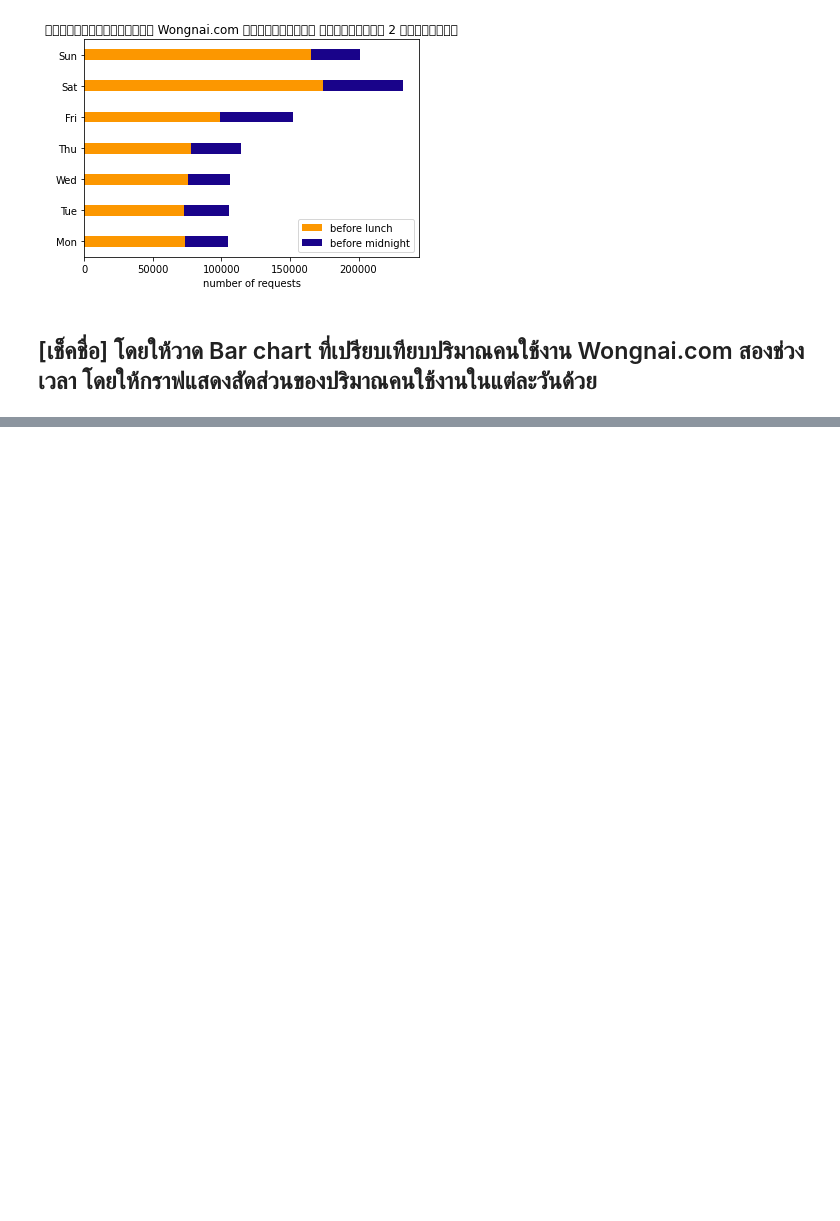
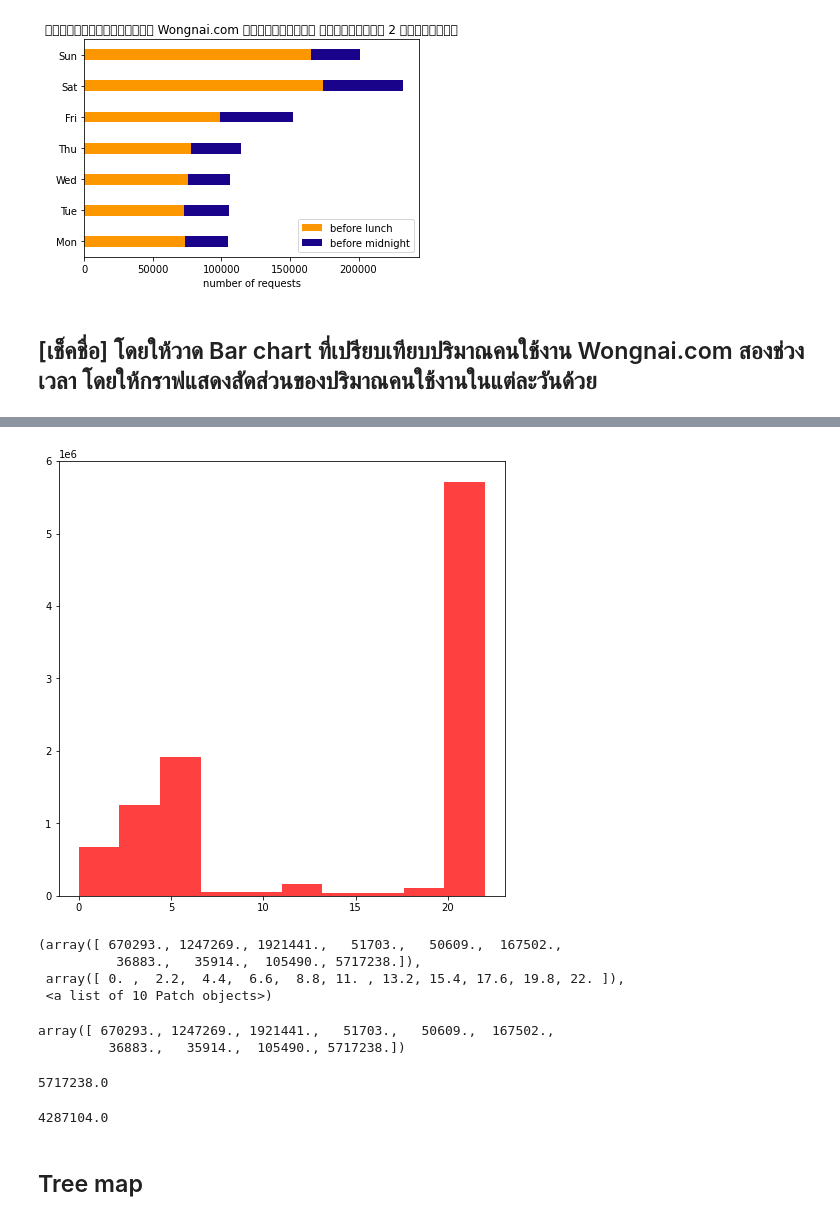
Before and after one commit to thunpitc/data_viz, a Jupyter notebook: Visualize_Data_Comparison.ipynb, the cells around one changed output, grey strips where cells are left out. Cells and saved outputs as stored; diff of their text form; code cells hidden in the pictures; blank space fills up the shorter version.

```diff
--- a/Visualize_Data_Comparison.ipynb
+++ b/Visualize_Data_Comparison.ipynb
@@ -195,0 +275,2 @@ plt.show()
+# %%
+new_type_nooutlier = new_type[new_type < 25]
@@ -195,0 +281,27 @@ plt.show()
+# %%
+matplotlib.rcParams['figure.figsize']=[8,8]
+output = plt.hist(new_type_nooutlier,10,facecolor = 'red' ,alpha = 0.75)
+# %% [output]
+[figure, added]
+# %%
+output
+# %% [output]
+(array([ 670293., 1247269., 1921441.,   51703.,   50609.,  167502.,
+          36883.,   35914.,  105490., 5717238.]),
+ array([ 0. ,  2.2,  4.4,  6.6,  8.8, 11. , 13.2, 15.4, 17.6, 19.8, 22. ]),
+ <a list of 10 Patch objects>)
+# %%
+output[0]
+# %% [output]
+array([ 670293., 1247269., 1921441.,   51703.,   50609.,  167502.,
+         36883.,   35914.,  105490., 5717238.])
+# %%
+output[0][-1]
+# %% [output]
+5717238.0
+# %%
+sum(output[0][:-1])
+# %% [output]
+4287104.0
+# %% [markdown]
+## Tree map
```
Also changed, not shown: parts of 33 cells of this notebook.
